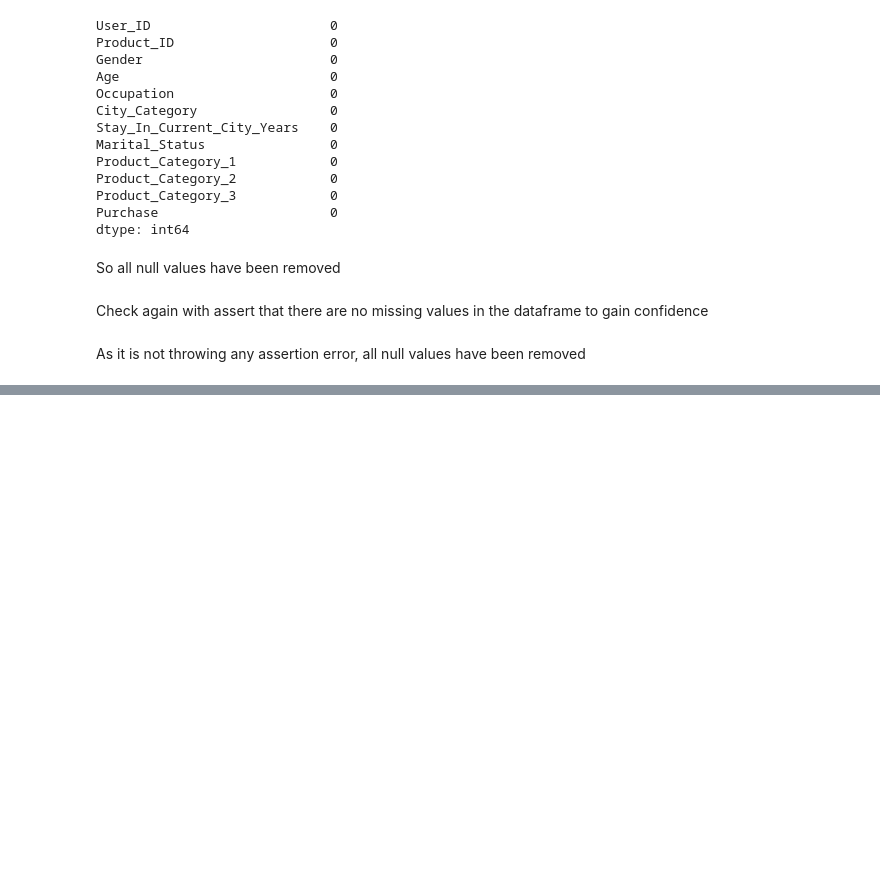
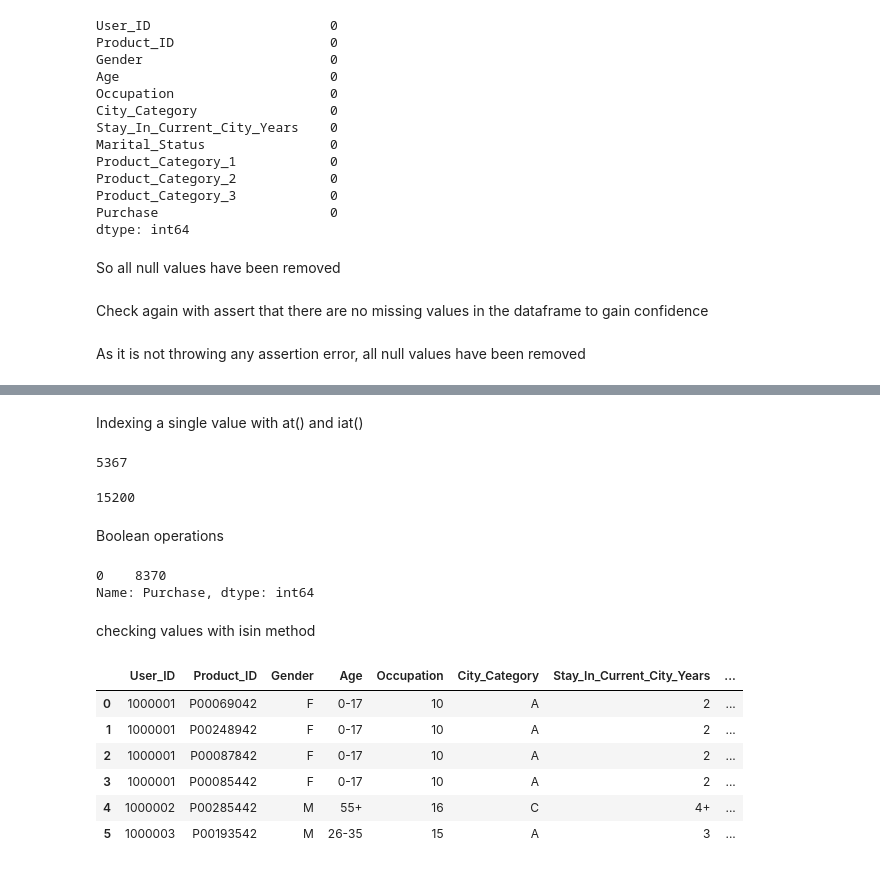
Before and after one commit to hrishikeshchavan99/Black-Friday-Dataset, a Jupyter notebook: EDA.ipynb, the cells around one changed output, grey strips where cells are left out. Cells and saved outputs as stored; diff of their text form; code cells hidden in the pictures; blank space fills up the shorter version.

Commit message:
General operations on training data

```diff
--- a/EDA.ipynb
+++ b/EDA.ipynb
@@ -148,0 +301,35 @@ As it is not throwing any assertion error, all null values have been removed
+# %% [markdown]
+Indexing a single value with at() and iat()
+# %%
+# get value at 114321st row and Purchase column pair
+
+df.at[114321, 'Purchase']
+# %% [output]
+5367
+# %%
+# get value at 1st row and 11th column pair
+
+df.iat[1, 11]
+# %% [output]
+15200
+# %% [markdown]
+Boolean operations
+# %%
+# get the purchase amount with a given user_id and product_id
+
+df.loc[((df['User_ID'] == 1000001) & (df['Product_ID'] == 'P00069042')), 'Purchase']
+# %% [output]
+0    8370
+Name: Purchase, dtype: int64
+# %% [markdown]
+checking values with isin method
+# %%
+df.head(6)
+# %% [output]
+|  | User_ID | Product_ID | Gender | Age | Occupation | City_Category | Stay_In_Current_City_Years | ... |
+| 0 | 1000001 | P00069042 | F | 0-17 | 10 | A | 2 | ... |
+| 1 | 1000001 | P00248942 | F | 0-17 | 10 | A | 2 | ... |
+| 2 | 1000001 | P00087842 | F | 0-17 | 10 | A | 2 | ... |
+| 3 | 1000001 | P00085442 | F | 0-17 | 10 | A | 2 | ... |
+| 4 | 1000002 | P00285442 | M | 55+ | 16 | C | 4+ | ... |
+| 5 | 1000003 | P00193542 | M | 26-35 | 15 | A | 3 | ... |
```
Also changed, not shown: parts of 16 cells of this notebook.
